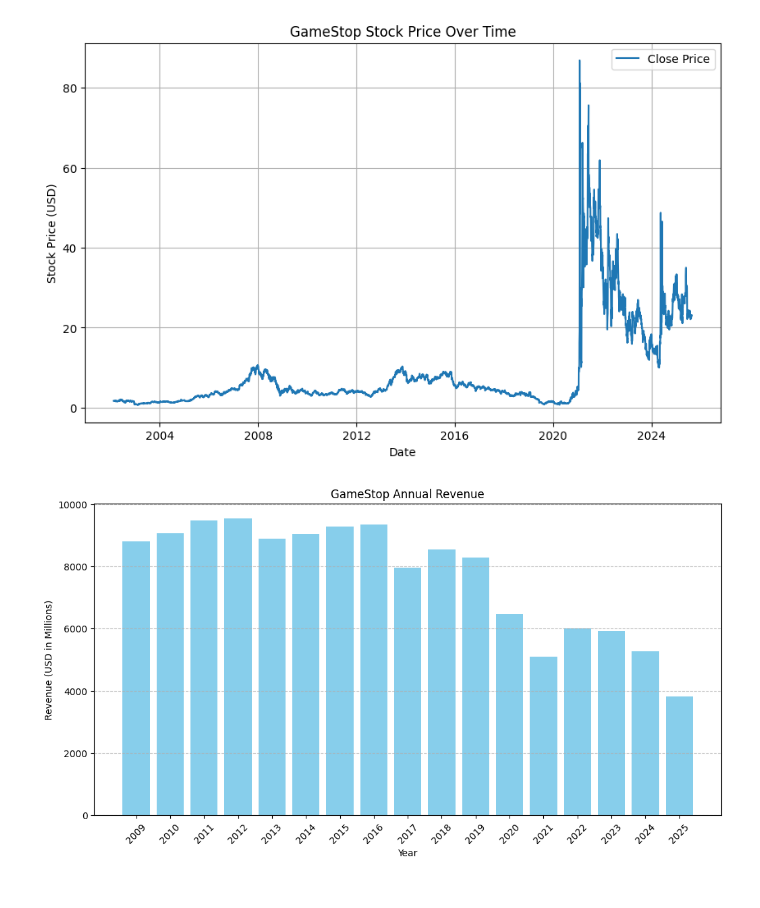
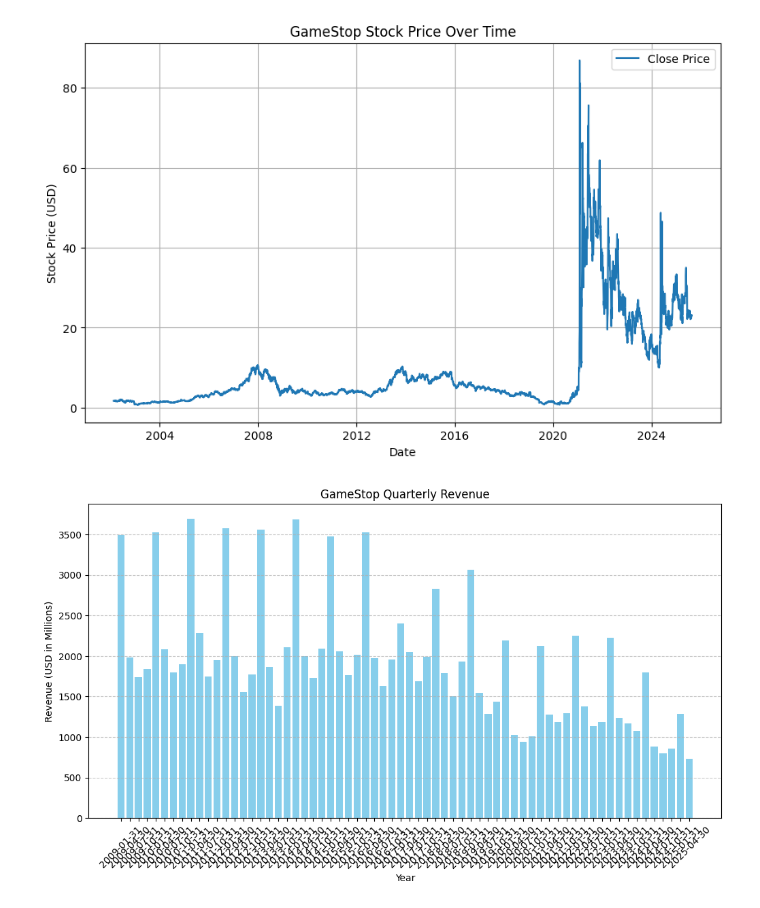
Before and after one commit to minhduc9004/Python-Project-1, a Jupyter notebook: Project 1.ipynb, the cells around one changed output. Cells and saved outputs as stored; diff of their text form; code cells hidden in the pictures.

```diff
--- a/Project 1.ipynb
+++ b/Project 1.ipynb
@@ -51,11 +51,11 @@ driver.quit()
 soup = BeautifulSoup(html_data, "html.parser")
 tables = soup.find_all("table", {"class": "historical_data_table"})
 
-annual_table = tables[0]
+table = tables[1]
 
 tesla_revenue = pd.DataFrame(columns=["Date", "Revenue"])
 
-rows = annual_table.find_all("tr")
+rows = table.find_all("tr")
 for row in rows:
     cols = row.find_all("td")
     if len(cols) == 2:
@@ -126,11 +126,11 @@ driver.quit()
 soup = BeautifulSoup(html_data, "html.parser")
 tables = soup.find_all("table", {"class": "historical_data_table"})
 
-annual_table = tables[0]
+table = tables[1]
 
 gme_revenue = pd.DataFrame(columns=["Date", "Revenue"])
 
-rows = annual_table.find_all("tr")
+rows = table.find_all("tr")
 for row in rows:
     cols = row.find_all("td")
     if len(cols) == 2:
@@ -204,15 +204,15 @@ make_graph(gme_data, "GameStop Stock Price Over Time")
 # %%
 gme_revenue = gme_revenue.sort_values(by="Date", ascending=True)
 gme_revenue.reset_index(drop=True, inplace=True)
 
 plt.figure(figsize=(12,6))
 plt.bar(gme_revenue["Date"], gme_revenue["Revenue"], color="skyblue")
 plt.xlabel("Year")
 plt.ylabel("Revenue (USD in Millions)")
-plt.title("GameStop Annual Revenue")
+plt.title("GameStop Quarterly Revenue")
 plt.xticks(rotation=45)
 plt.grid(axis="y", linestyle="--", alpha=0.7)
 
 plt.show()
 # %% [output]
-[figure, old version]
+[figure, new version]
```
Also changed, not shown: parts of 4 cells of this notebook.
